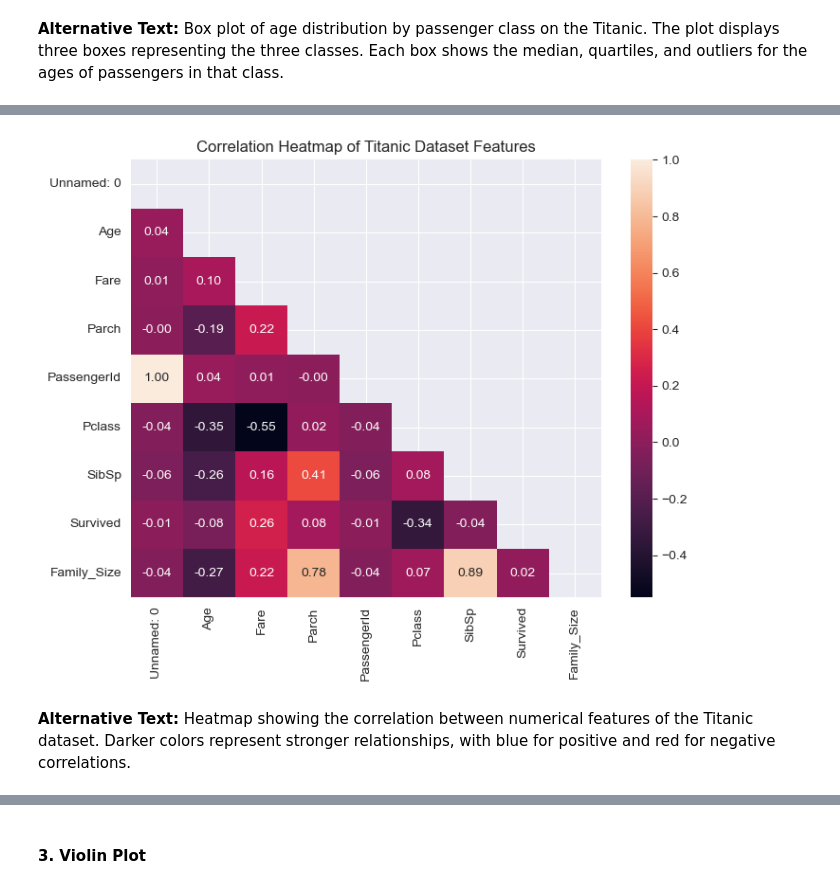
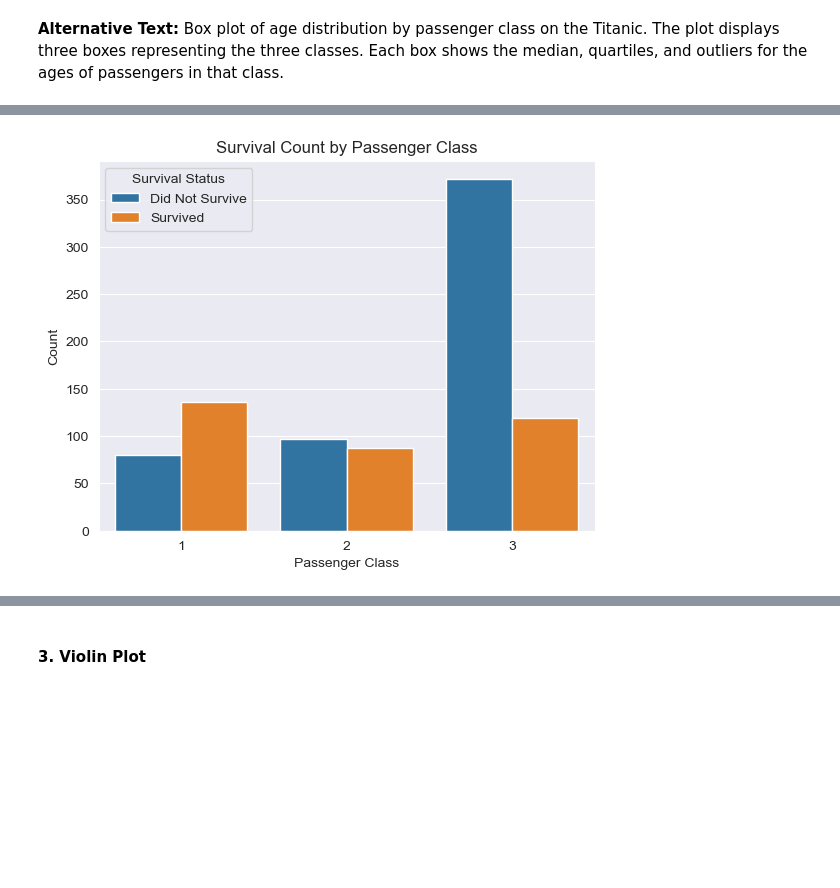
Before and after one commit to NilsDunlop/DIT863-Assignments, a Jupyter notebook: Assignment 1/Assignment1.ipynb, the cells around one changed output, grey strips where cells are left out. Saved outputs shown, nothing was run; the diff lists cells and outputs as text; code cells hidden in the pictures; blank space fills up the shorter version.

```diff
--- a/Assignment 1/Assignment1.ipynb
+++ b/Assignment 1/Assignment1.ipynb
@@ -415,16 +428,13 @@ plt.show()
-# %%
-# Calculate correlation matrix
-corr = titanic_df.corr(numeric_only=True)
-
-# Generate a mask for the upper triangle
-mask = np.triu(np.ones_like(corr, dtype=bool))
-
-# Plot Heatmap
-plt.figure(figsize=(8, 6))
-sns.heatmap(corr, mask=mask, annot=True, fmt=".2f")
-plt.title('Correlation Heatmap of Titanic Dataset Features')
-plt.show()
-# %% [output]
-[figure, removed]
-# %% [markdown]
-**Alternative Text:** Heatmap showing the correlation between numerical features of the Titanic dataset. Darker colors represent stronger relationships, with blue for positive and red for negative correlations.
+# %%
+# Map the 'Survived' column to a new column with string labels
+titanic_df['Survival_Status'] = titanic_df['Survived'].map({0: 'Did Not Survive', 1: 'Survived'})
+
+# Create a count plot with the updated labels
+sns.countplot(x='Pclass', hue='Survival_Status', data=titanic_df)
+plt.title('Survival Count by Passenger Class')
+plt.xlabel('Passenger Class')
+plt.ylabel('Count')
+plt.legend(title='Survival Status')
+plt.show()
+# %% [output]
+[figure, added]
```
Also changed, not shown: parts of 10 cells of this notebook.
